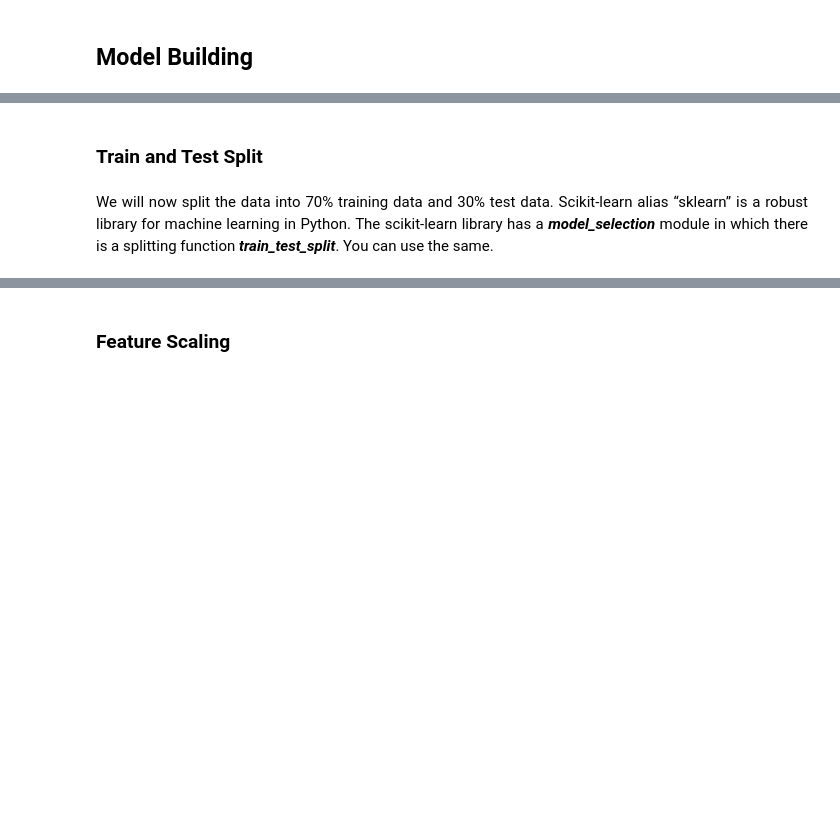
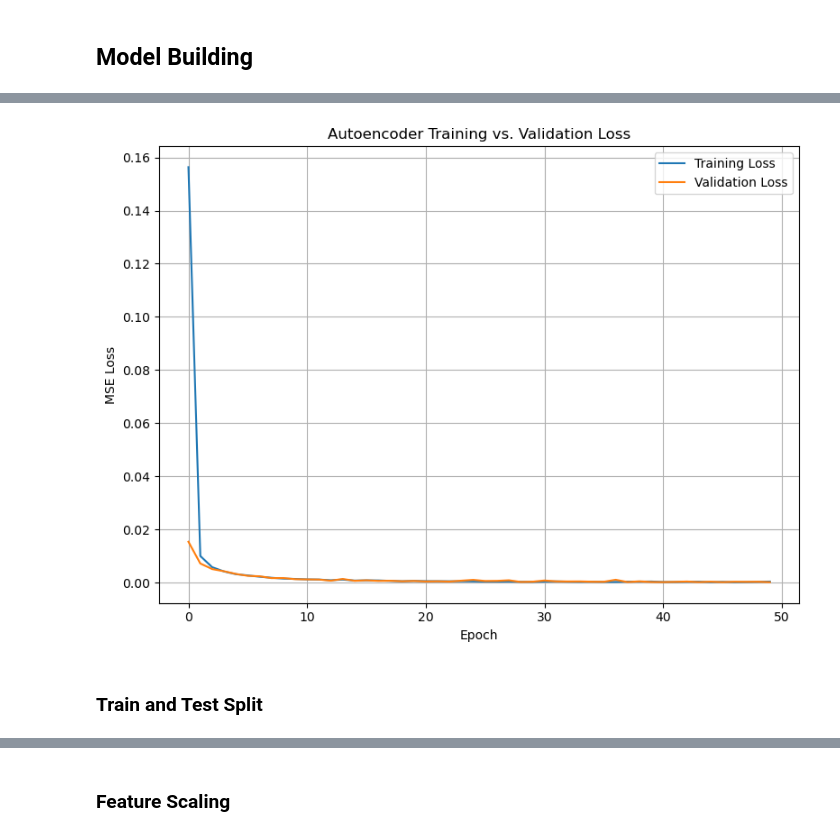
Before and after one commit to DerrickUm/DSCI-498, a Jupyter notebook: main_submission.ipynb, the cells around one changed output, grey strips where cells are left out. Drawn from its saved outputs; the diff is of its cells as text; code cells hidden in the pictures; blank space fills up the shorter version.

```diff
--- a/main_submission.ipynb
+++ b/main_submission.ipynb
@@ -325,0 +274,27 @@ uhi_data = uhi_data[['B01','B06','NDVI','UHI Index']]
+# %%
+from tensorflow.keras import layers, Model, Input
+
+n_features = X_scaled.shape[1]
+
+# encoder
+inp = Input(shape=(n_features,))
+h = layers.Dense(64, activation="relu")(inp)
+latent = layers.Dense(32, activation="relu", name="latent")(h)
+
+# decoder
+h2 = layers.Dense(64, activation="relu")(latent)
+out = layers.Dense(n_features, activation="linear")(h2)
+
+autoencoder = Model(inp, out, name="ae")
+encoder     = Model(inp, latent, name="encoder")
+
+autoencoder.compile(optimizer="adam", loss="mse")
+
+# train to reconstruct X_scaled
+history = autoencoder.fit(
+    X_scaled, X_scaled,
+    validation_split=0.2,
+    epochs=50,
+    batch_size=32,
+    verbose=1
+)
@@ -326,5 +323,19 @@ uhi_data = uhi_data[['B01','B06','NDVI','UHI Index']]
+# %%
+# 2) Plot the curves
+import matplotlib.pyplot as plt
+
+plt.figure(figsize=(8, 6))
+plt.plot(history.history['loss'],   label='Training Loss')
+plt.plot(history.history['val_loss'], label='Validation Loss')
+plt.xlabel('Epoch')
+plt.ylabel('MSE Loss')
+plt.title('Autoencoder Training vs. Validation Loss')
+plt.legend()
+plt.grid(True)
+plt.tight_layout()
+plt.show()
+# %% [output]
+[figure, added]
 # %% [markdown]
 ### Train and Test Split
-# %% [markdown]
-<p align="justify">We will now split the data into 70% training data and 30% test data. Scikit-learn alias “sklearn” is a robust library for machine learning in Python. The scikit-learn library has a <i><b>model_selection</b></i> module in which there is a splitting function <i><b>train_test_split</b></i>. You can use the same.</p>
 # %%
```
Also changed, not shown: parts of 68 cells of this notebook, 5 other files.
